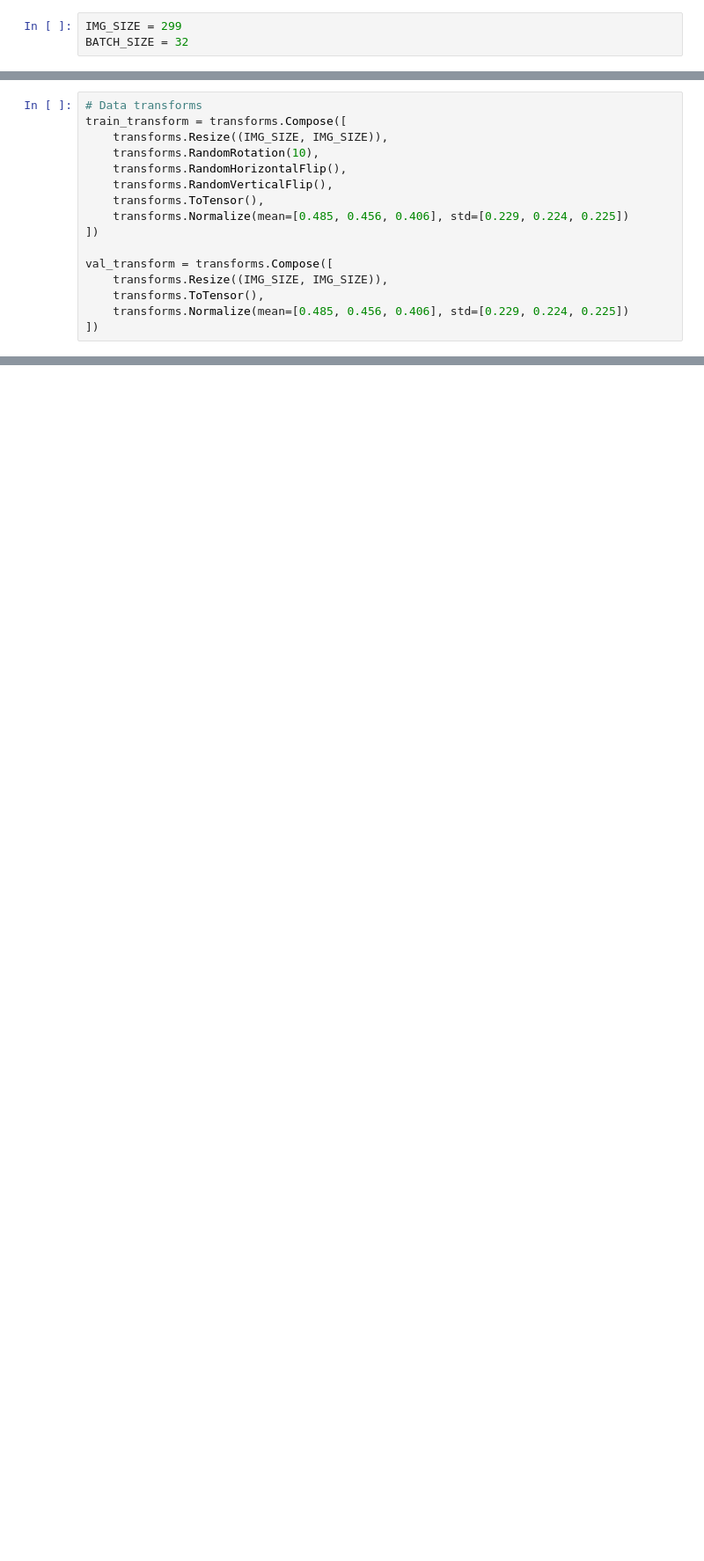
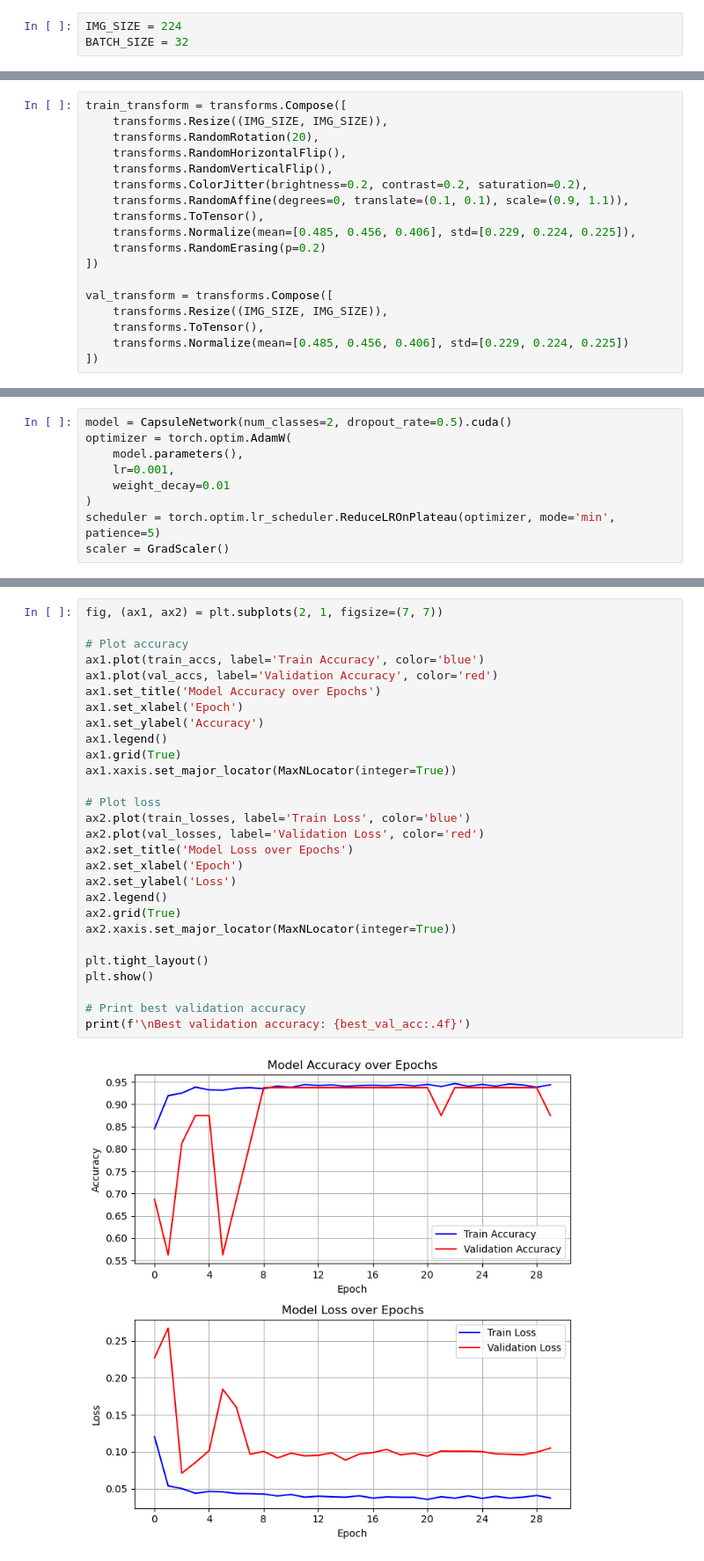
Before and after one commit to nico1008/NIR, a Jupyter notebook: CapsNet.ipynb, the cells around one changed output, grey strips where cells are left out. Shown at 88% size. Drawn from its saved outputs; the diff is of its cells as text; blank space fills up the shorter version.

```diff
--- a/CapsNet.ipynb
+++ b/CapsNet.ipynb
@@ -13,3 +21,3 @@ from torch.cuda.amp import autocast, GradScaler
 # %%
-IMG_SIZE = 299
+IMG_SIZE = 224
 BATCH_SIZE = 32
@@ -16,12 +26,14 @@ BATCH_SIZE = 32
 # %%
-# Data transforms
 train_transform = transforms.Compose([
     transforms.Resize((IMG_SIZE, IMG_SIZE)),
-    transforms.RandomRotation(10),
+    transforms.RandomRotation(20),
     transforms.RandomHorizontalFlip(),
     transforms.RandomVerticalFlip(),
+    transforms.ColorJitter(brightness=0.2, contrast=0.2, saturation=0.2),
+    transforms.RandomAffine(degrees=0, translate=(0.1, 0.1), scale=(0.9, 1.1)),
     transforms.ToTensor(),
-    transforms.Normalize(mean=[0.485, 0.456, 0.406], std=[0.229, 0.224, 0.225])
+    transforms.Normalize(mean=[0.485, 0.456, 0.406], std=[0.229, 0.224, 0.225]),
+    transforms.RandomErasing(p=0.2)
 ])
 
 val_transform = transforms.Compose([
@@ -148,0 +176,9 @@ scheduler = torch.optim.lr_scheduler.ReduceLROnPlateau(optimizer, mode='min', pa
+# %%
+model = CapsuleNetwork(num_classes=2, dropout_rate=0.5).cuda()
+optimizer = torch.optim.AdamW(
+    model.parameters(),
+    lr=0.001,
+    weight_decay=0.01
+)
+scheduler = torch.optim.lr_scheduler.ReduceLROnPlateau(optimizer, mode='min', patience=5)
+scaler = GradScaler()
@@ -215,0 +303,30 @@ KeyboardInterrupt:
+# %%
+fig, (ax1, ax2) = plt.subplots(2, 1, figsize=(7, 7))
+
+# Plot accuracy
+ax1.plot(train_accs, label='Train Accuracy', color='blue')
+ax1.plot(val_accs, label='Validation Accuracy', color='red')
+ax1.set_title('Model Accuracy over Epochs')
+ax1.set_xlabel('Epoch')
+ax1.set_ylabel('Accuracy')
+ax1.legend()
+ax1.grid(True)
+ax1.xaxis.set_major_locator(MaxNLocator(integer=True))
+
+# Plot loss
+ax2.plot(train_losses, label='Train Loss', color='blue')
+ax2.plot(val_losses, label='Validation Loss', color='red')
+ax2.set_title('Model Loss over Epochs')
+ax2.set_xlabel('Epoch')
+ax2.set_ylabel('Loss')
+ax2.legend()
+ax2.grid(True)
+ax2.xaxis.set_major_locator(MaxNLocator(integer=True))
+
+plt.tight_layout()
+plt.show()
+
+# Print best validation accuracy
+print(f'\nBest validation accuracy: {best_val_acc:.4f}')
+# %% [output]
+[figure, added]
```
Also changed, not shown: parts of 23 cells of this notebook, 2 other files.
